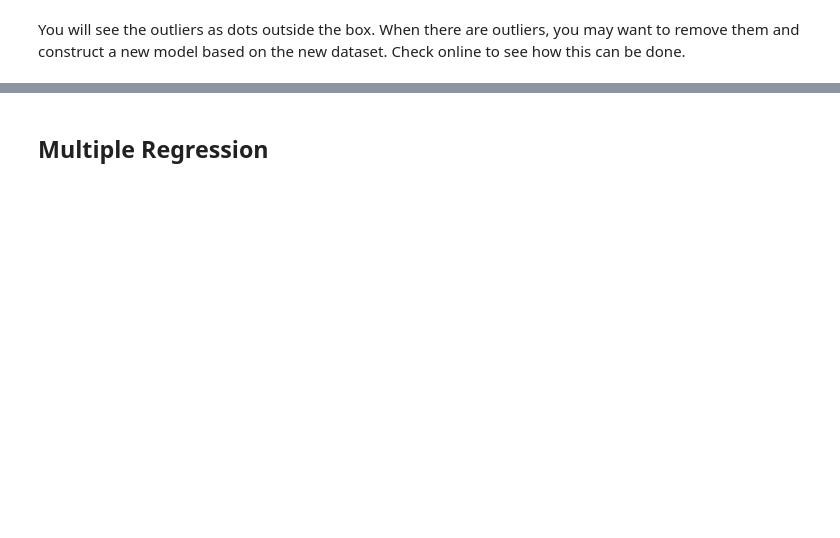
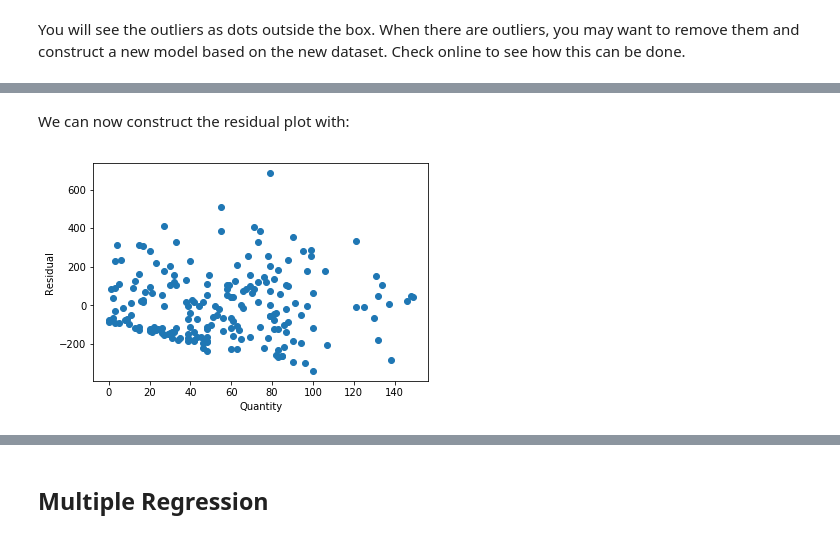
Before and after one commit to lt-shy-john/python-data-analytics-course, a Jupyter notebook: Week 08 - Statistics with Python.ipynb, the cells around one changed output, grey strips where cells are left out. Drawn from its saved outputs; the diff is of its cells as text; code cells hidden in the pictures; blank space fills up the shorter version.

```diff
--- a/Week 08 - Statistics with Python.ipynb
+++ b/Week 08 - Statistics with Python.ipynb
@@ -929,0 +1041,11 @@ You will see the outliers as dots outside the box. When there are outliers, you
+# %% [markdown]
+We can now construct the residual plot with:
+# %%
+# Try me
+plt.figure()
+plt.scatter(data_01['Quantity'], results.resid)
+plt.xlabel("Quantity")
+plt.ylabel("Residual")
+plt.show()
+# %% [output]
+[figure, added]
```
Also changed, not shown: parts of 27 cells of this notebook.
